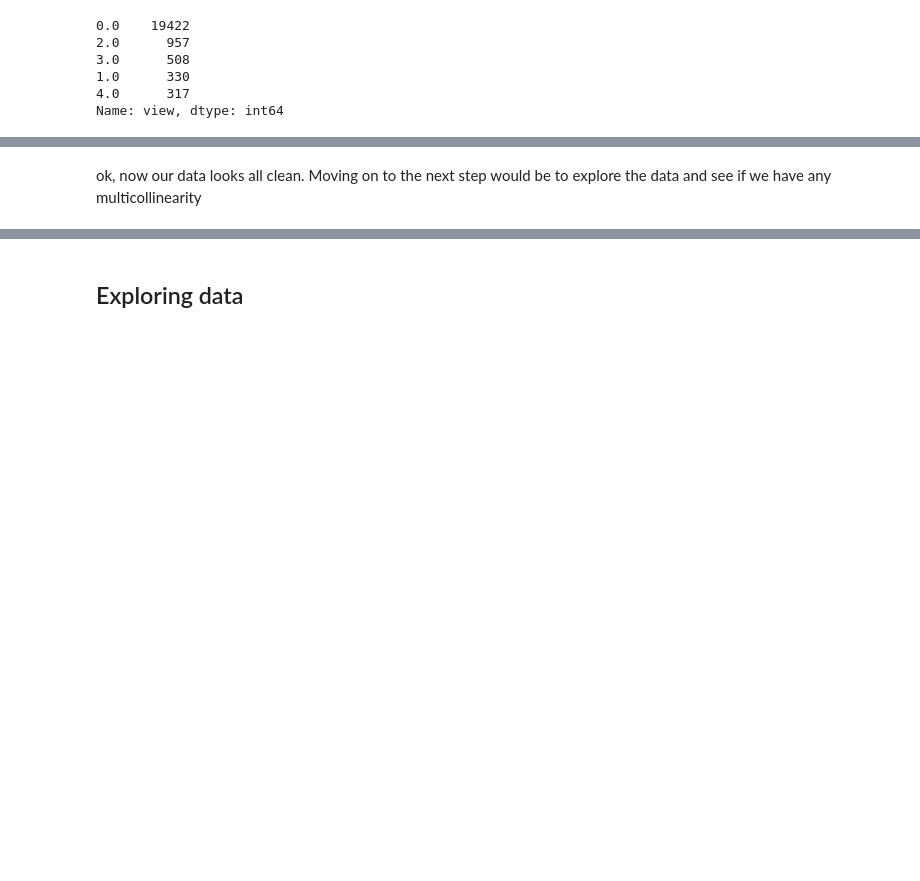
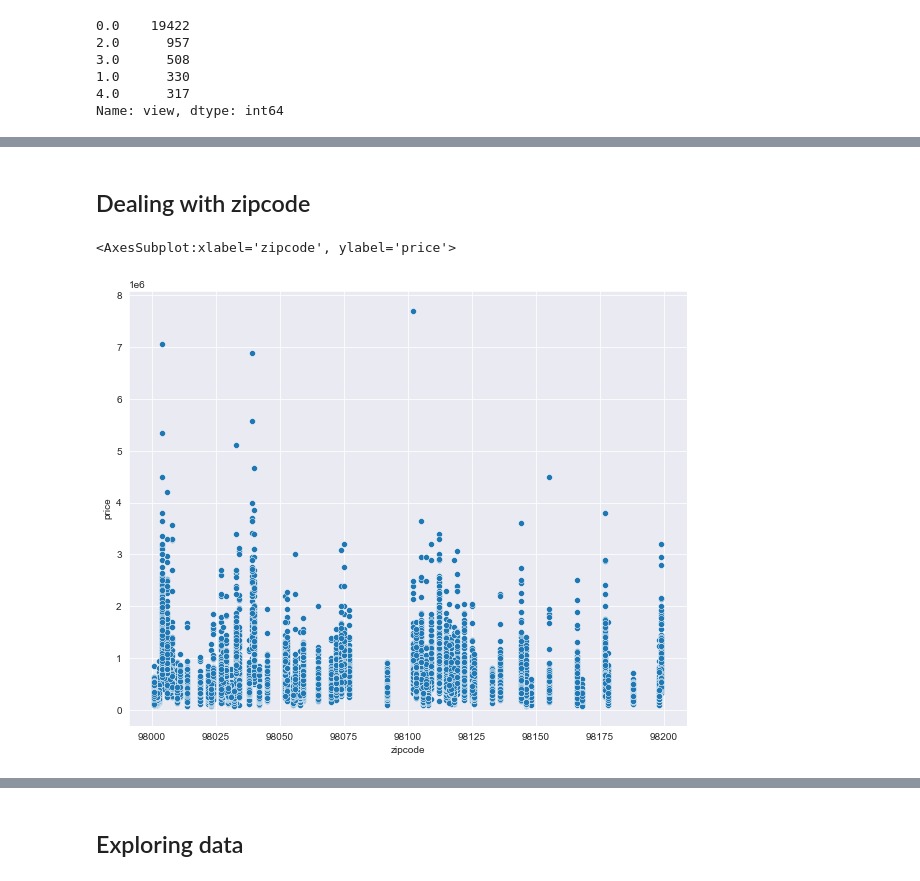
Before and after one commit to Milenaafeworki/house_sale_model, a Jupyter notebook: notebook.ipynb, the cells around one changed output, grey strips where cells are left out. Cells and saved outputs as stored; diff of their text form; code cells hidden in the pictures; blank space fills up the shorter version.

Commit message:
cleaned data

```diff
--- a/notebook.ipynb
+++ b/notebook.ipynb
@@ -43,7 +53,7 @@ sns.set_style('darkgrid')
 import warnings
 warnings.filterwarnings("ignore")
 
-df = pd.read_csv('C:/Users/milen/Flatiron-April05/Final_Project2/house_sale_model/data/kc_house_data.csv')
+df = pd.read_csv('data/kc_house_data.csv')
 df.head(10)
 # %% [output]
 |  | id | date | price | bedrooms | bathrooms | sqft_living | sqft_lot | floors | waterfront | view | ... |
@@ -169,7 +196,7 @@ df.groupby("month").median()
 # %% [markdown]
 Price of the same avg house changes by about $30k if you wait to see in the summer months. At this point it becomes clear that the month feature gives us a lot more information than the actual date. So we will be dropping date and just using the month from this point.
 # %%
-df.drop(columns=['date'], inplace=True, axis = 1)
+# df.drop(columns=['date'], inplace=True, axis = 1)
 # %%
 df.info()
 # %% [output]
@@ -276,9 +300,9 @@ Index(['id', 'price', 'bedrooms', 'bathrooms', 'sqft_living', 'sqft_lot',
       dtype='object')
 # %%
-df.columns = ['id', 'price', 'bedrooms', 'bathrooms', 'sqft_living', 'sqft_lot',
-       'floors', 'view', 'condition', 'grade', 'sqft_above', 'sqft_basement',
-       'yr_built', 'yr_renovated', 'zipcode', 'lat', 'long', 'sqft_living15',
-       'sqft_lot15', 'month', 'waterfront']
+df.columns = ['id', 'date', 'price', 'bedrooms', 'bathrooms', 'sqft_living',
+       'sqft_lot', 'floors', 'view', 'condition', 'grade', 'sqft_above',
+       'sqft_basement', 'yr_built', 'yr_renovated', 'zipcode', 'lat', 'long',
+       'sqft_living15', 'sqft_lot15', 'month', 'waterfront']
 # %%
 
 df.info()
@@ -694,2 +686,2 @@ memory usage: 3.6 MB
-# %% [markdown]
-ok, now our data looks all clean. Moving on to the next step would be to explore the data and see if we have any multicollinearity
+# %% [markdown]
+## Dealing with zipcode
@@ -695,0 +697,6 @@ ok, now our data looks all clean. Moving on to the next step would be to explore
+# %%
+plt.figure(figsize=(10, 8))
+sns.scatterplot(x = "zipcode", y = "price",  data = df)
+# %% [output]
+<AxesSubplot:xlabel='zipcode', ylabel='price'>
+[figure, added]
```
Also changed, not shown: parts of 92 cells of this notebook, 3 other files.
